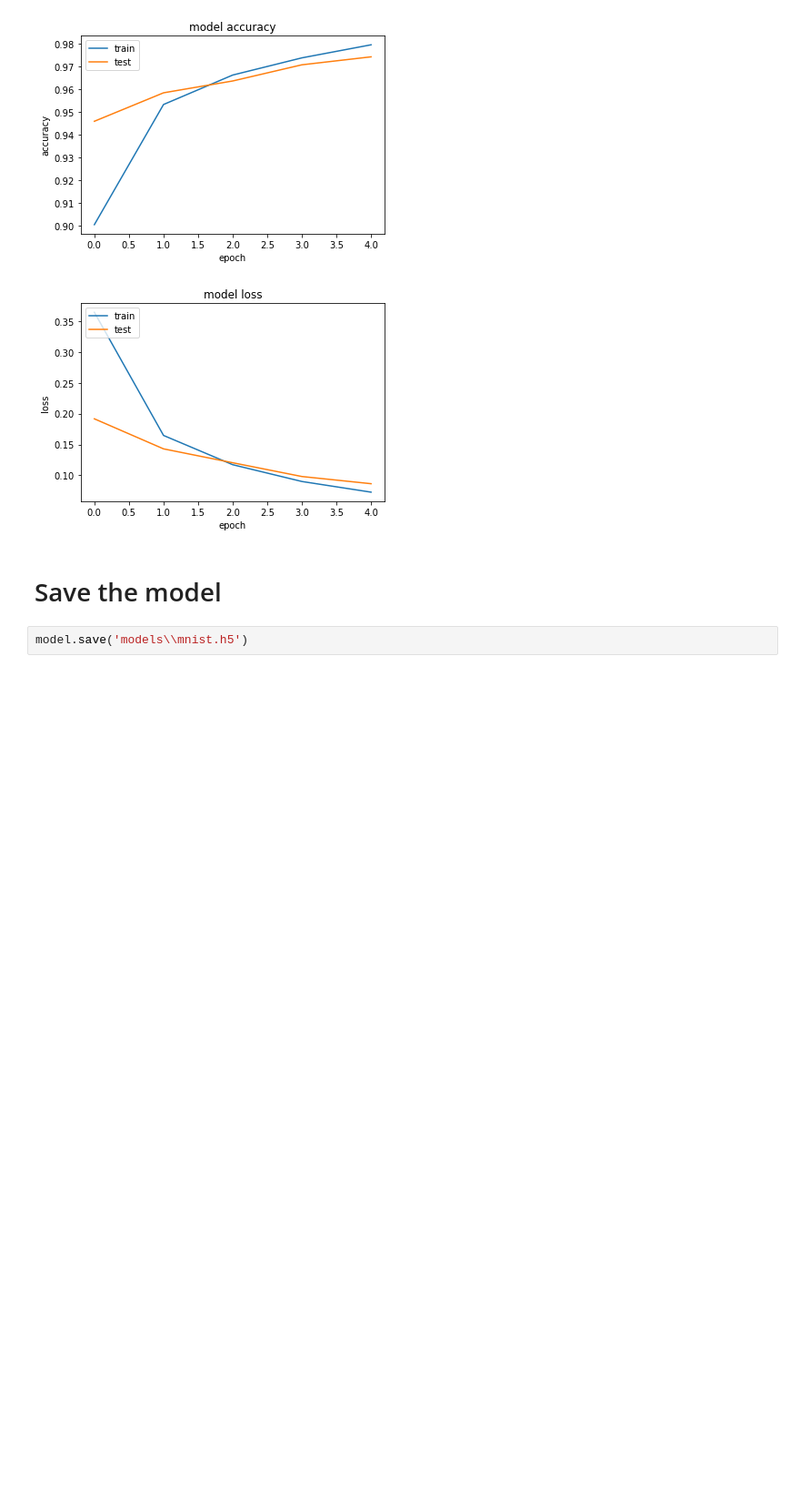
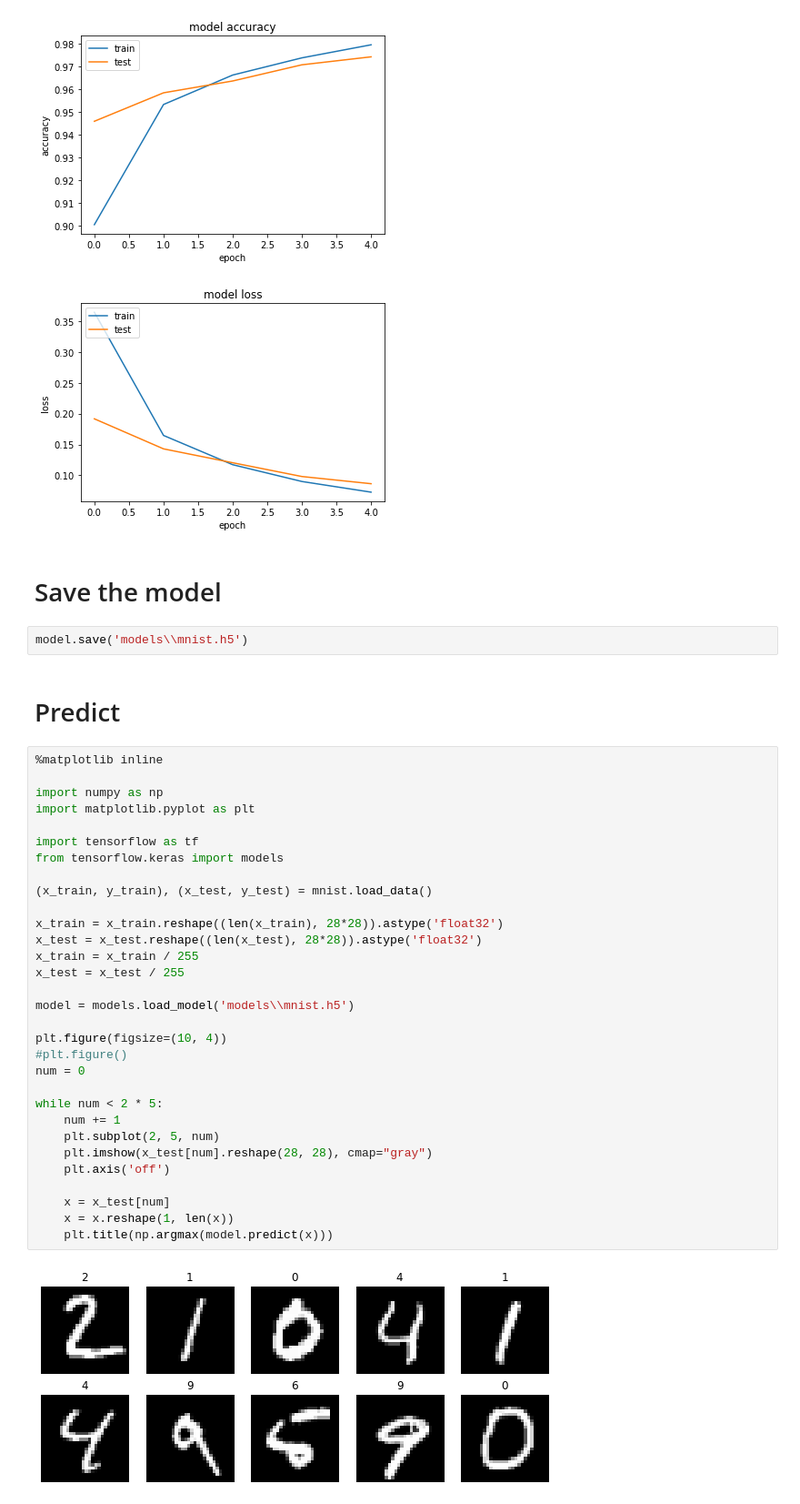
Before and after one commit to naonaorange/tensorflow_samples, a Jupyter notebook: mnist.ipynb, the cells around one changed output. Shown: that part at 91% size. Drawn from its saved outputs; the diff is of its cells as text; blank space fills up the shorter version.

Commit message:
add predict function

```diff
--- a/mnist.ipynb
+++ b/mnist.ipynb
@@ -97,3 +97,38 @@ Epoch 5/5
 # Save the model
 # %%
 model.save('models\\mnist.h5')
+# %% [markdown]
+# Predict
+# %%
+%matplotlib inline
+
+import numpy as np
+import matplotlib.pyplot as plt
+
+import tensorflow as tf
+from tensorflow.keras import models
+
+(x_train, y_train), (x_test, y_test) = mnist.load_data()
+
+x_train = x_train.reshape((len(x_train), 28*28)).astype('float32')
+x_test = x_test.reshape((len(x_test), 28*28)).astype('float32')
+x_train = x_train / 255
+x_test = x_test / 255
+
+model = models.load_model('models\\mnist.h5')
+
+plt.figure(figsize=(10, 4))
+#plt.figure()
+num = 0
+
+while num < 2 * 5:
+    num += 1
+    plt.subplot(2, 5, num)
+    plt.imshow(x_test[num].reshape(28, 28), cmap="gray")
+    plt.axis('off')
+
+    x = x_test[num]
+    x = x.reshape(1, len(x))
+    plt.title(np.argmax(model.predict(x)))
+# %% [output]
+[figure, added]
```
Also changed, not shown: parts of 2 cells of this notebook, 1 other file.
